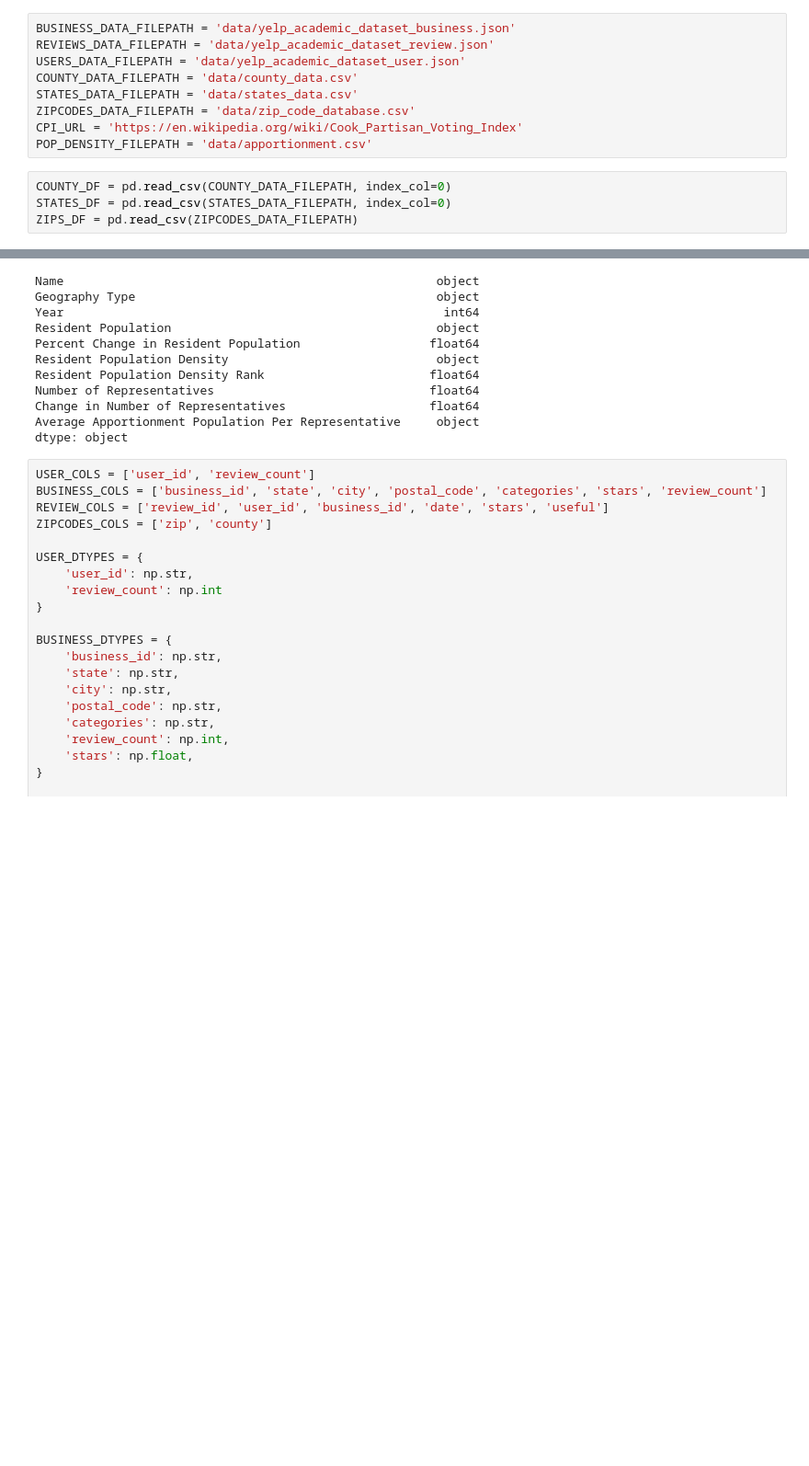
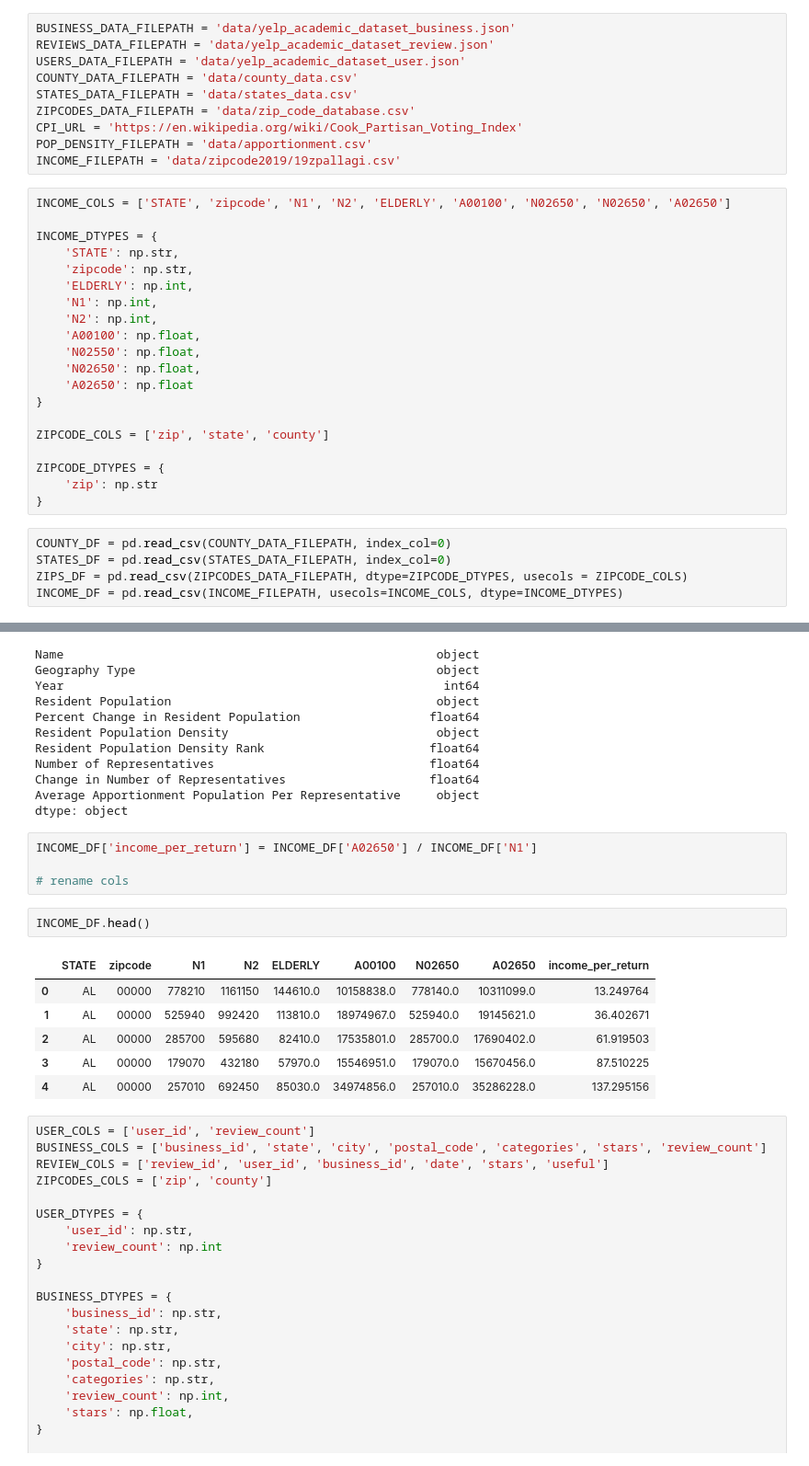
Before and after one commit to SpecCRA/yelp_data_formatting, a Jupyter notebook: data_exploration.ipynb, the cells around one changed output, grey strips where cells are left out. Shown: that part at 92% size. Saved outputs shown, nothing was run; the diff lists cells and outputs as text; blank space fills up the shorter version.

```diff
--- a/data_exploration.ipynb
+++ b/data_exploration.ipynb
@@ -44,8 +45,30 @@ STATES_DATA_FILEPATH = 'data/states_data.csv'
 ZIPCODES_DATA_FILEPATH = 'data/zip_code_database.csv'
 CPI_URL = 'https://en.wikipedia.org/wiki/Cook_Partisan_Voting_Index'
 POP_DENSITY_FILEPATH = 'data/apportionment.csv'
+INCOME_FILEPATH = 'data/zipcode2019/19zpallagi.csv'
+# %%
+INCOME_COLS = ['STATE', 'zipcode', 'N1', 'N2', 'ELDERLY', 'A00100', 'N02650', 'N02650', 'A02650']
+
+INCOME_DTYPES = {
+    'STATE': np.str,
+    'zipcode': np.str,
+    'ELDERLY': np.int,
+    'N1': np.int,
+    'N2': np.int,
+    'A00100': np.float,
+    'N02550': np.float,
+    'N02650': np.float,
+    'A02650': np.float
+}
+
+ZIPCODE_COLS = ['zip', 'state', 'county']
+
+ZIPCODE_DTYPES = {
+    'zip': np.str
+}
 # %%
 COUNTY_DF = pd.read_csv(COUNTY_DATA_FILEPATH, index_col=0)
 STATES_DF = pd.read_csv(STATES_DATA_FILEPATH, index_col=0)
-ZIPS_DF = pd.read_csv(ZIPCODES_DATA_FILEPATH)
+ZIPS_DF = pd.read_csv(ZIPCODES_DATA_FILEPATH, dtype=ZIPCODE_DTYPES, usecols = ZIPCODE_COLS)
+INCOME_DF = pd.read_csv(INCOME_FILEPATH, usecols=INCOME_COLS, dtype=INCOME_DTYPES)
 # %%
@@ -120,6 +141,19 @@ Number of Representatives                              float64
 Change in Number of Representatives                    float64
 Average Apportionment Population Per Representative     object
 dtype: object
+# %%
+INCOME_DF['income_per_return'] = INCOME_DF['A02650'] / INCOME_DF['N1']
+
+# rename cols
+# %%
+INCOME_DF.head()
+# %% [output]
+|  | STATE | zipcode | N1 | N2 | ELDERLY | A00100 | N02650 | A02650 | income_per_return |
+| 0 | AL | 00000 | 778210 | 1161150 | 144610.0 | 10158838.0 | 778140.0 | 10311099.0 | 13.249764 |
+| 1 | AL | 00000 | 525940 | 992420 | 113810.0 | 18974967.0 | 525940.0 | 19145621.0 | 36.402671 |
+| 2 | AL | 00000 | 285700 | 595680 | 82410.0 | 17535801.0 | 285700.0 | 17690402.0 | 61.919503 |
+| 3 | AL | 00000 | 179070 | 432180 | 57970.0 | 15546951.0 | 179070.0 | 15670456.0 | 87.510225 |
+| 4 | AL | 00000 | 257010 | 692450 | 85030.0 | 34974856.0 | 257010.0 | 35286228.0 | 137.295156 |
 # %%
 USER_COLS = ['user_id', 'review_count']
 BUSINESS_COLS = ['business_id', 'state', 'city', 'postal_code', 'categories', 'stars', 'review_count']
```
Also changed, not shown: parts of 22 cells of this notebook, 4 other files.
